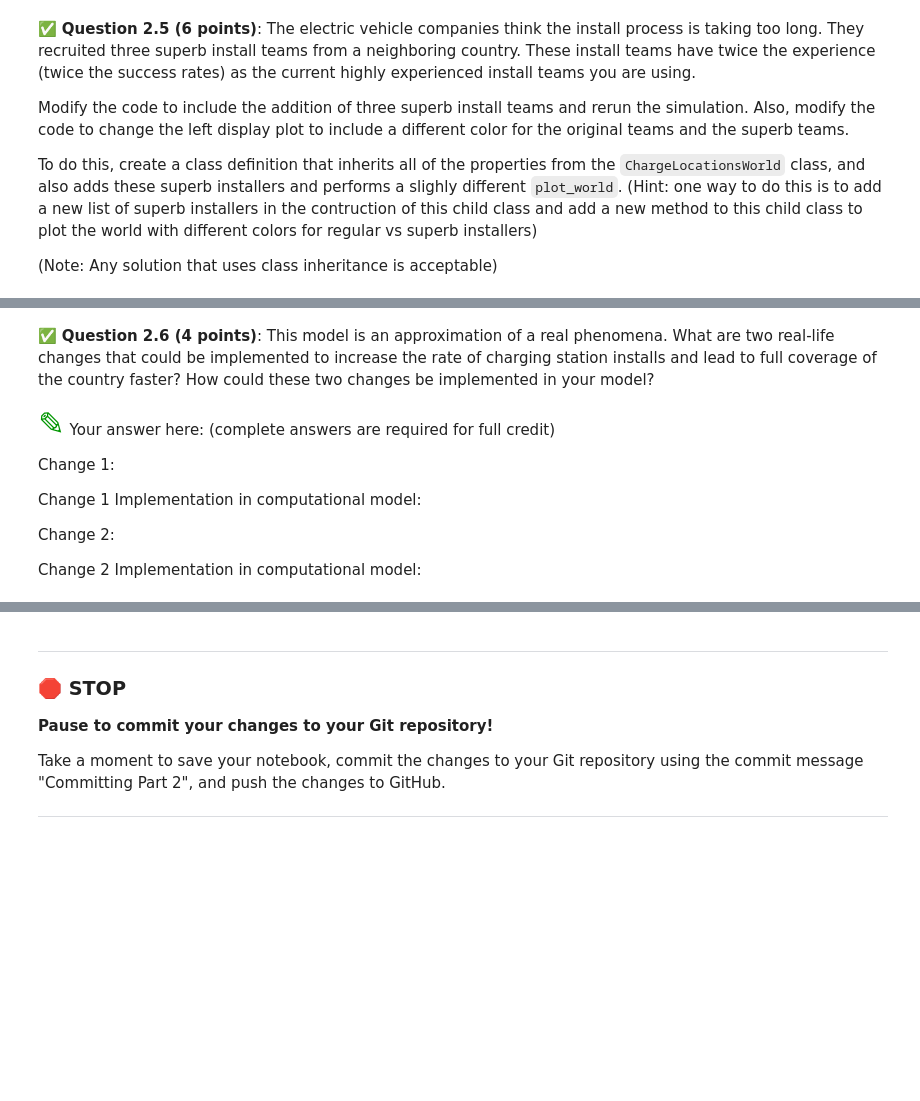
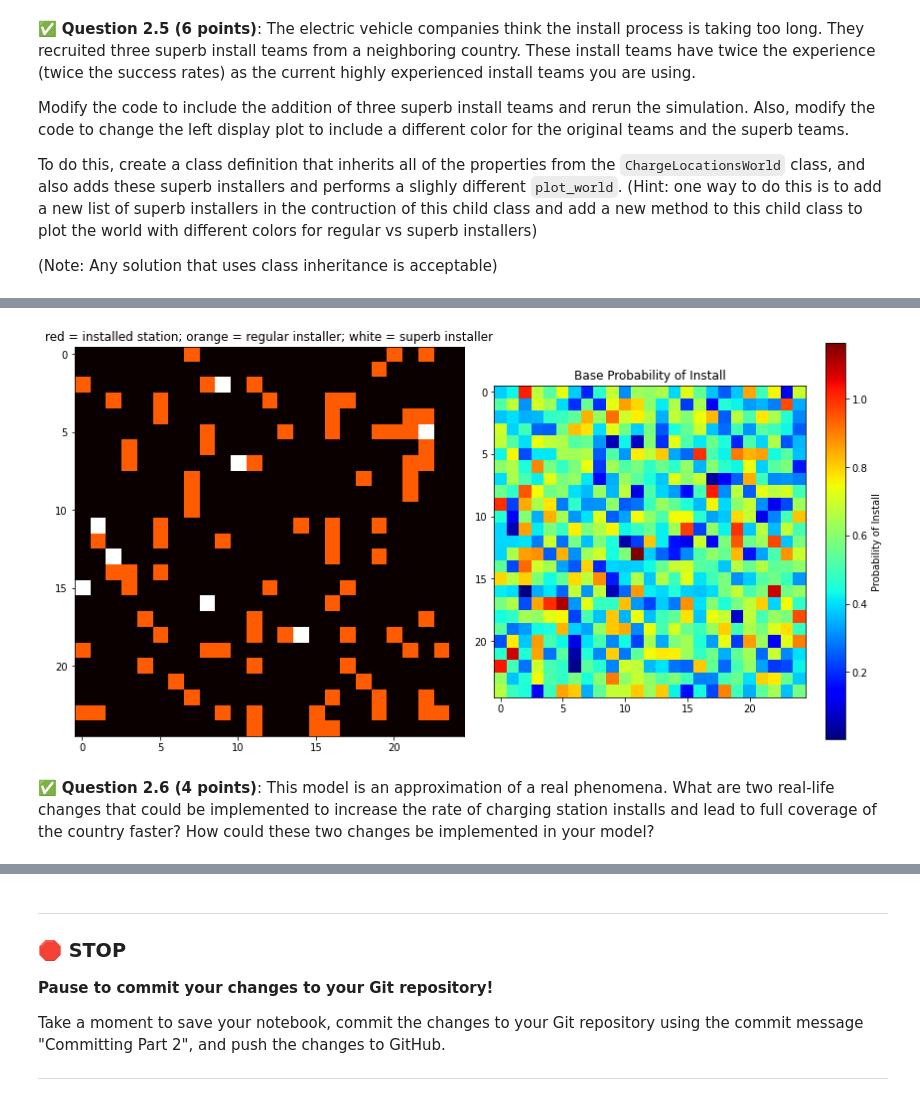
Before and after one commit to Colino03/CMSE202-f23-turnin, a Jupyter notebook: hw-02/HW-02-ColinBonnema.ipynb, the cells around one changed output, grey strips where cells are left out. Cells and saved outputs as stored; diff of their text form; code cells hidden in the pictures; blank space fills up the shorter version.

```diff
--- a/hw-02/HW-02-ColinBonnema.ipynb
+++ b/hw-02/HW-02-ColinBonnema.ipynb
@@ -230,12 +384,27 @@ When successful, you simulation should look something like this:
+# %%
+world_object = ChargeLocationsWorld(25,8)
+
+# loop over months
+for tstep in range(25):
+    # loop over installers
+    for installer_now in world_object.installer_list:
+        # pick a random location that does not have a station
+        empty_locations = world_object.return_empty_locations()
+        (x,y) = empty_locations[np.random.randint(0,len(empty_locations))]
+
+        # set the location for the installer for this time step
+        installer_now.set_location(x,y)
+        # attempt to install a station at this location
+        success = installer_now.attempt_install(world_object.base_probability_map[x,y])
+        # if successful, add a station; else improve base probability
+        if success:
+            world_object.charge_station_map[x,y] = 1
+        else:
+            world_object.improve_base_probability(x,y)
+    # plot the world
+    world_object.plot_world()
+    clear_output(wait=True) # Clear output for dynamic display
+# %% [output]
+[figure, added]
 # %% [markdown]
 &#9989; **Question 2.6 (4 points)**: This model is an approximation of a real phenomena.  What are two real-life changes that could be implemented to increase the rate of charging station installs and lead to full coverage of the country faster?  How could these two changes be implemented in your model?
-# %% [markdown]
-<font size=6 color="#009600">&#9998;</font> Your answer here: (complete answers are required for full credit)
-
-Change 1:
-
-Change 1 Implementation in computational model:
-
-Change 2:
-
-Change 2 Implementation in computational model:
```
Also changed, not shown: parts of 13 cells of this notebook.
